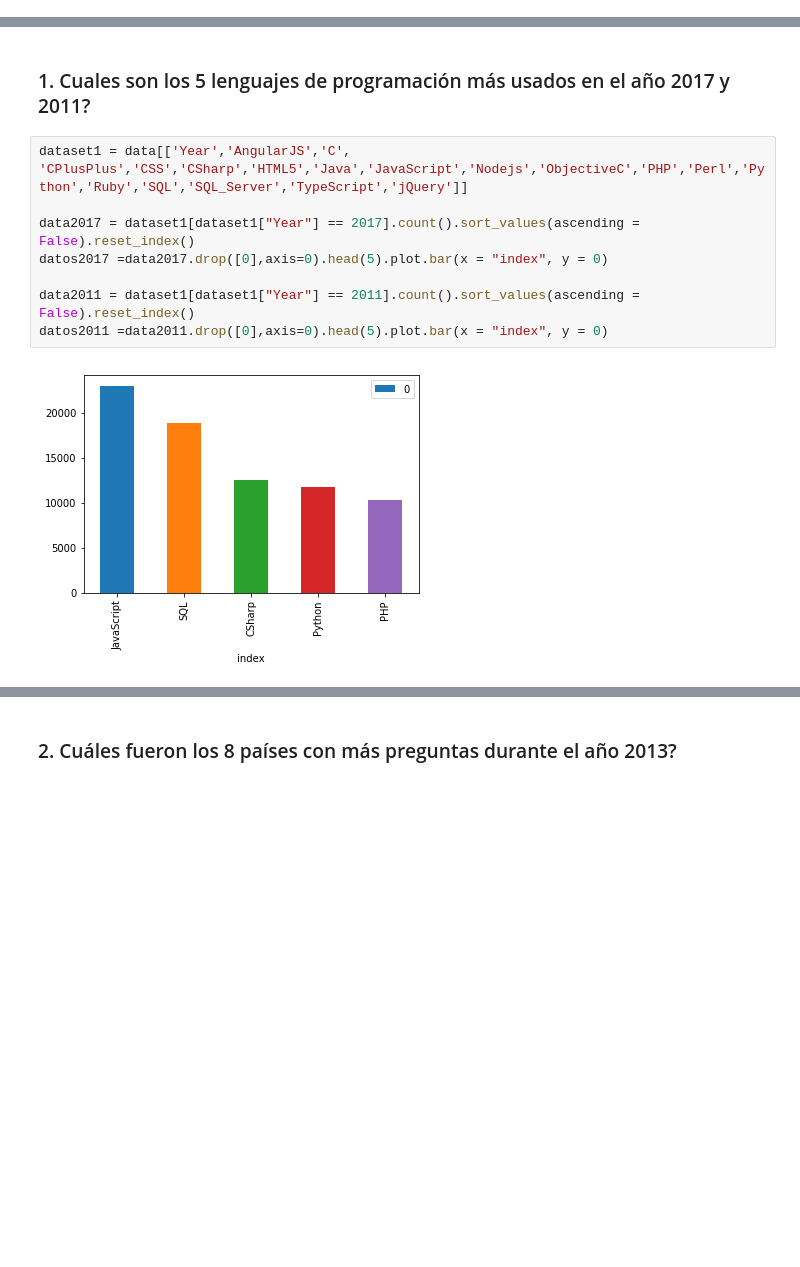
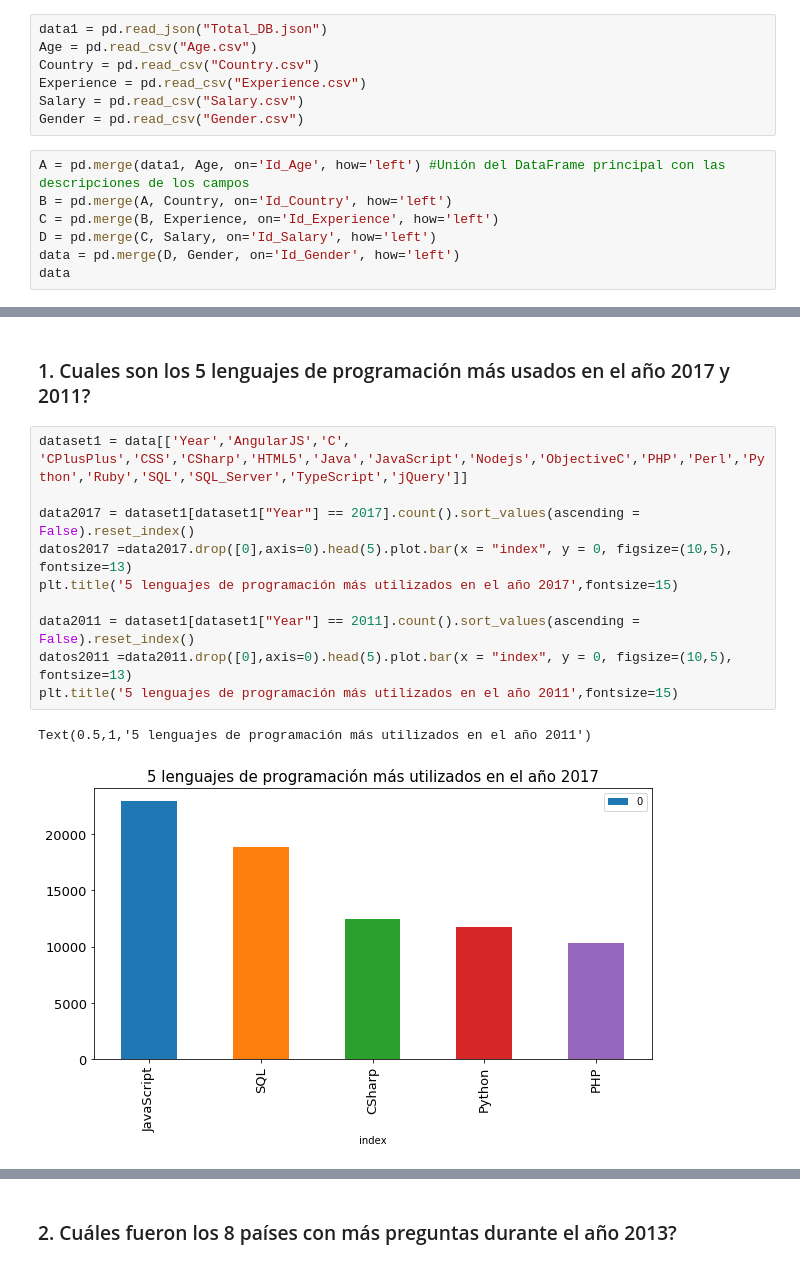
Before and after one commit to efvillar/Trabajo_Final_Bases_Datos, a Jupyter notebook: Trabajo Final Pregunta 2.ipynb, the cells around one changed output, grey strips where cells are left out. Drawn from its saved outputs; the diff is of its cells as text; blank space fills up the shorter version.

```diff
--- a/Trabajo Final Pregunta 2.ipynb
+++ b/Trabajo Final Pregunta 2.ipynb
@@ -34,0 +15,14 @@ data
+# %%
+data1 = pd.read_json("Total_DB.json")
+Age = pd.read_csv("Age.csv")
+Country = pd.read_csv("Country.csv")
+Experience = pd.read_csv("Experience.csv")
+Salary = pd.read_csv("Salary.csv")
+Gender = pd.read_csv("Gender.csv")
+# %%
+A = pd.merge(data1, Age, on='Id_Age', how='left') #Unión del DataFrame principal con las descripciones de los campos
+B = pd.merge(A, Country, on='Id_Country', how='left')
+C = pd.merge(B, Experience, on='Id_Experience', how='left')
+D = pd.merge(C, Salary, on='Id_Salary', how='left')
+data = pd.merge(D, Gender, on='Id_Gender', how='left')
+data
@@ -39,10 +52,13 @@ data
 # %%
 dataset1 = data[['Year','AngularJS','C', 'CPlusPlus','CSS','CSharp','HTML5','Java','JavaScript','Nodejs','ObjectiveC','PHP','Perl','Python','Ruby','SQL','SQL_Server','TypeScript','jQuery']]
 
 data2017 = dataset1[dataset1["Year"] == 2017].count().sort_values(ascending = False).reset_index()
-datos2017 =data2017.drop([0],axis=0).head(5).plot.bar(x = "index", y = 0)
+datos2017 =data2017.drop([0],axis=0).head(5).plot.bar(x = "index", y = 0, figsize=(10,5), fontsize=13)
+plt.title('5 lenguajes de programación más utilizados en el año 2017',fontsize=15)
 
 data2011 = dataset1[dataset1["Year"] == 2011].count().sort_values(ascending = False).reset_index()
-datos2011 =data2011.drop([0],axis=0).head(5).plot.bar(x = "index", y = 0)
+datos2011 =data2011.drop([0],axis=0).head(5).plot.bar(x = "index", y = 0, figsize=(10,5), fontsize=13)
+plt.title('5 lenguajes de programación más utilizados en el año 2011',fontsize=15)
 # %% [output]
+Text(0.5,1,'5 lenguajes de programación más utilizados en el año 2011')
-[figure, old version]
+[figure, new version]
```
Also changed, not shown: parts of 66 cells of this notebook, 5 other files.
